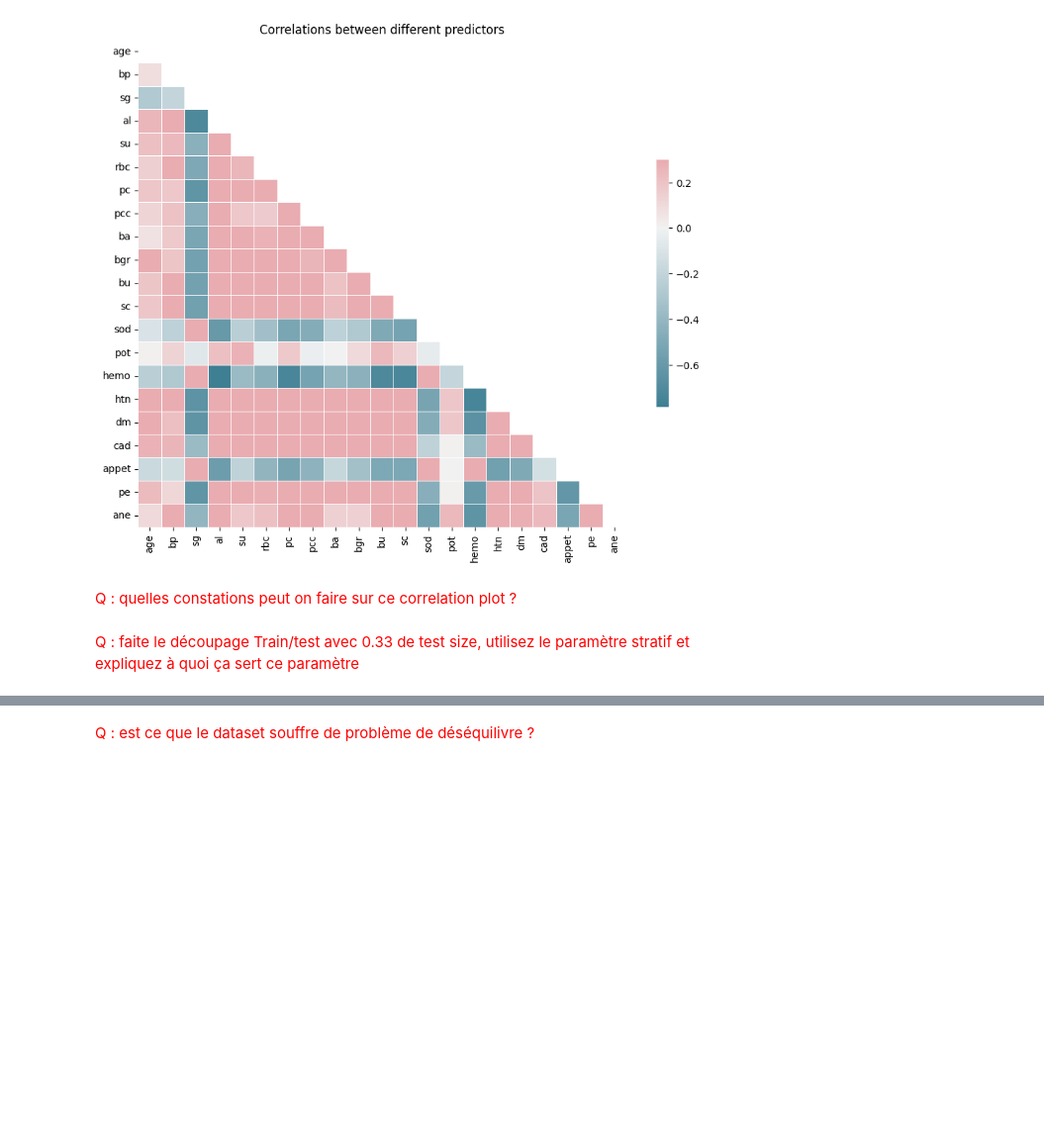
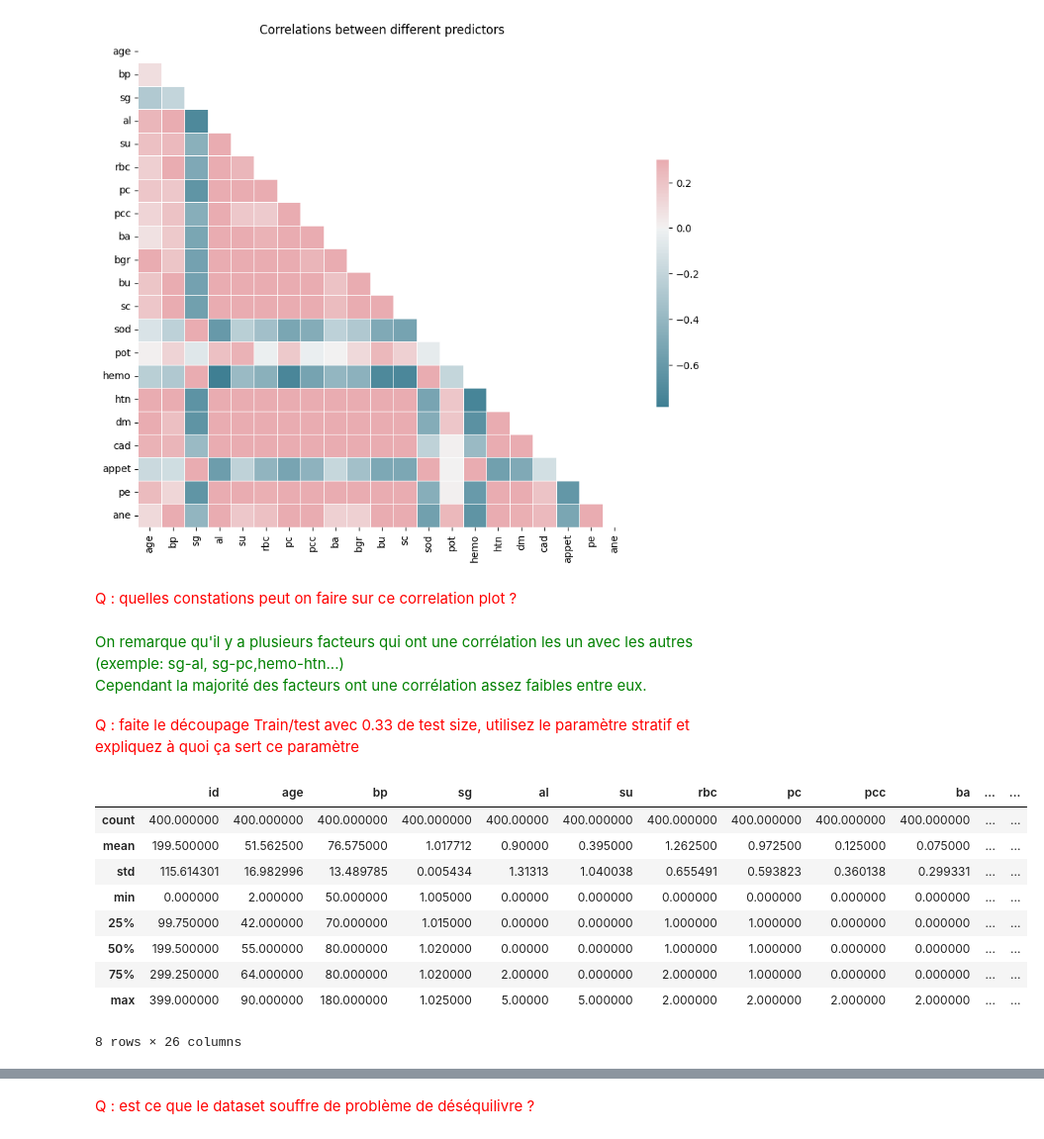
Before and after one commit to JayRay5/big_data_notebook, a Jupyter notebook: tp_prediction_maladies_renal/KidenyPrediction_enonce.ipynb, the cells around one changed output, grey strips where cells are left out. Shown at 99% size. Cells and saved outputs as stored; diff of their text form; code cells hidden in the pictures; blank space fills up the shorter version.

```diff
--- a/tp_prediction_maladies_renal/KidenyPrediction_enonce.ipynb
+++ b/tp_prediction_maladies_renal/KidenyPrediction_enonce.ipynb
@@ -207,5 +286,24 @@ Deprecated in NumPy 1.20; for more details and guidance: https://numpy.org/devdo
 [figure]
 # %% [markdown]
 <span style="color:red"> Q : quelles constations peut on faire sur ce correlation plot ?  </span>
+# %% [markdown]
+<span style='color:green'>
+On remarque qu'il y a plusieurs facteurs qui ont une corrélation les un avec les autres (exemple: sg-al, sg-pc,hemo-htn...) <br>
+Cependant la majorité des facteurs ont une corrélation assez faibles entre eux.
+
+</span>
 # %% [markdown]
 <span style="color:red"> Q : faite le découpage Train/test avec 0.33 de test size, utilisez le paramètre stratif et expliquez à quoi ça sert ce paramètre </span>
+# %%
+df_withoutNull2.describe()
+# %% [output]
+|  | id | age | bp | sg | al | su | rbc | pc | pcc | ba | ... | ... |
+| count | 400.000000 | 400.000000 | 400.000000 | 400.000000 | 400.00000 | 400.000000 | 400.000000 | 400.000000 | 400.000000 | 400.000000 | ... | ... |
+| mean | 199.500000 | 51.562500 | 76.575000 | 1.017712 | 0.90000 | 0.395000 | 1.262500 | 0.972500 | 0.125000 | 0.075000 | ... | ... |
+| std | 115.614301 | 16.982996 | 13.489785 | 0.005434 | 1.31313 | 1.040038 | 0.655491 | 0.593823 | 0.360138 | 0.299331 | ... | ... |
+| min | 0.000000 | 2.000000 | 50.000000 | 1.005000 | 0.00000 | 0.000000 | 0.000000 | 0.000000 | 0.000000 | 0.000000 | ... | ... |
+| 25% | 99.750000 | 42.000000 | 70.000000 | 1.015000 | 0.00000 | 0.000000 | 1.000000 | 1.000000 | 0.000000 | 0.000000 | ... | ... |
+| 50% | 199.500000 | 55.000000 | 80.000000 | 1.020000 | 0.00000 | 0.000000 | 1.000000 | 1.000000 | 0.000000 | 0.000000 | ... | ... |
+| 75% | 299.250000 | 64.000000 | 80.000000 | 1.020000 | 2.00000 | 0.000000 | 2.000000 | 1.000000 | 0.000000 | 0.000000 | ... | ... |
+| max | 399.000000 | 90.000000 | 180.000000 | 1.025000 | 5.00000 | 5.000000 | 2.000000 | 2.000000 | 2.000000 | 2.000000 | ... | ... |
+8 rows × 26 columns
```
Also changed, not shown: parts of 14 cells of this notebook, 4 other files.
